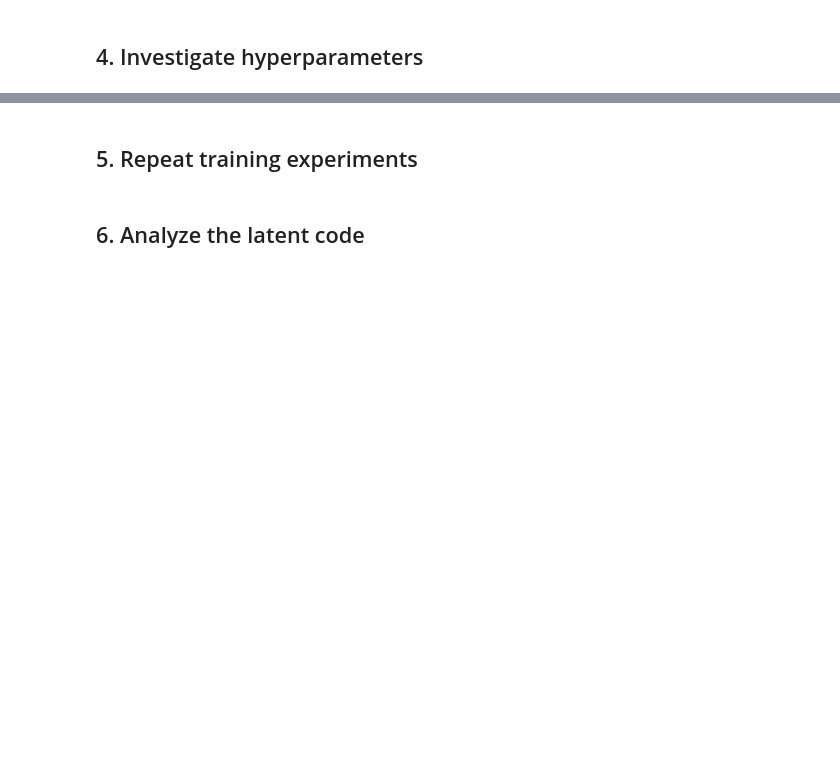
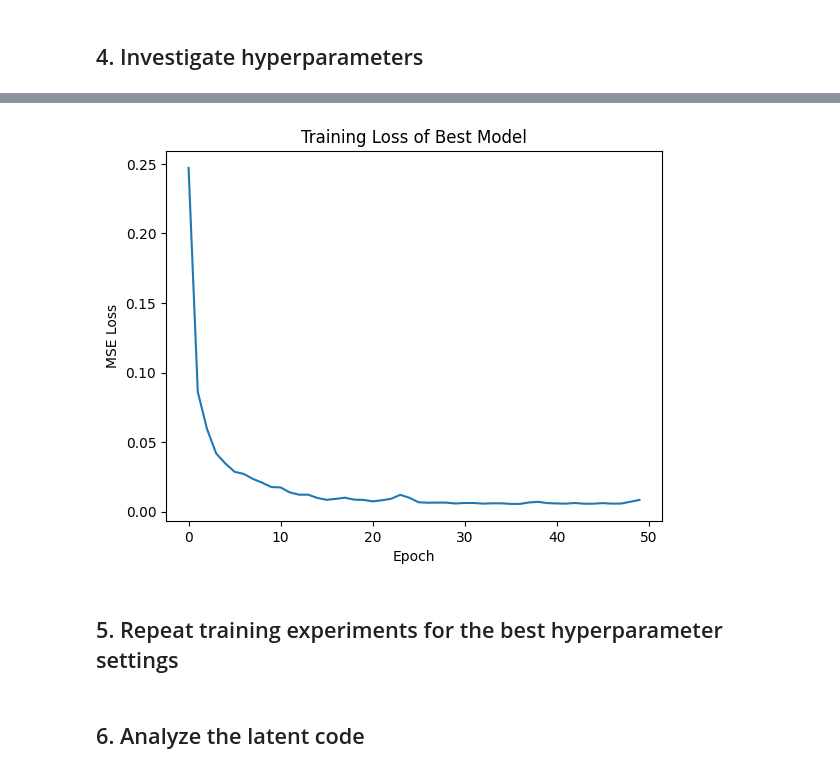
Before and after one commit to binyamolango/GNN, a Jupyter notebook: autoencoders.ipynb, the cells around one changed output, grey strips where cells are left out. Saved outputs shown, nothing was run; the diff lists cells and outputs as text; code cells hidden in the pictures; blank space fills up the shorter version.

```diff
--- a/autoencoders.ipynb
+++ b/autoencoders.ipynb
@@ -149,3 +199,15 @@ The hyperparameter search identified hidden_size=128 and layers=5 as the best co
+# %%
+# Training Final Optimal Model for subsequent steps
+best_model = Autoencoder(hidden_size=best_hs, layers=best_l)
+best_model_losses = train_autoencoder(best_model, X_train_01, batch_size=32, epochs=50, lr=0.001)
+
+plt.plot(best_model_losses)
+plt.title("Training Loss of Best Model")
+plt.xlabel("Epoch")
+plt.ylabel("MSE Loss")
+plt.show()
+# %% [output]
+[figure, added]
 # %% [markdown]
-## 5. Repeat training experiments
+## 5. Repeat training experiments for the best hyperparameter settings
 # %%
```
Also changed, not shown: parts of 11 cells of this notebook.
